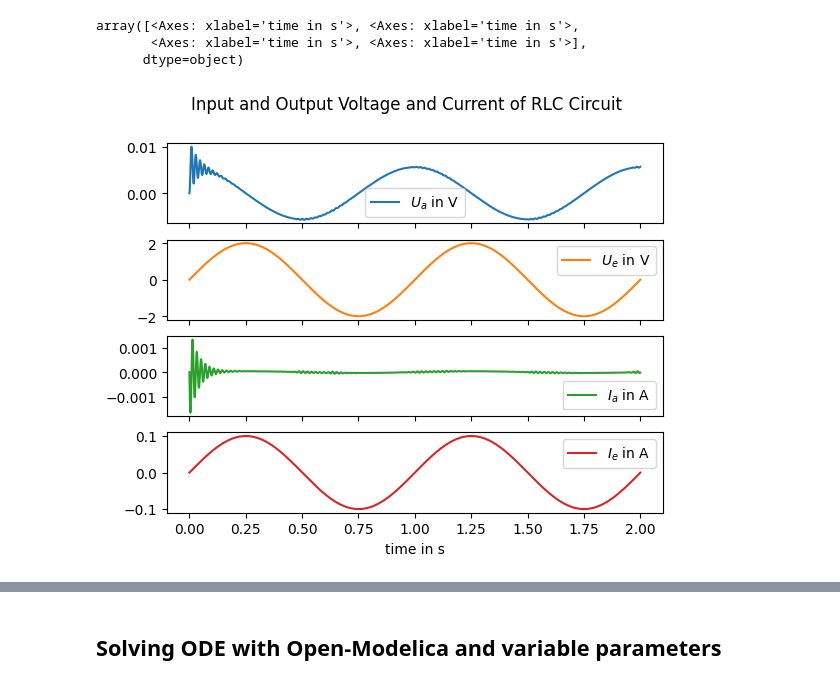
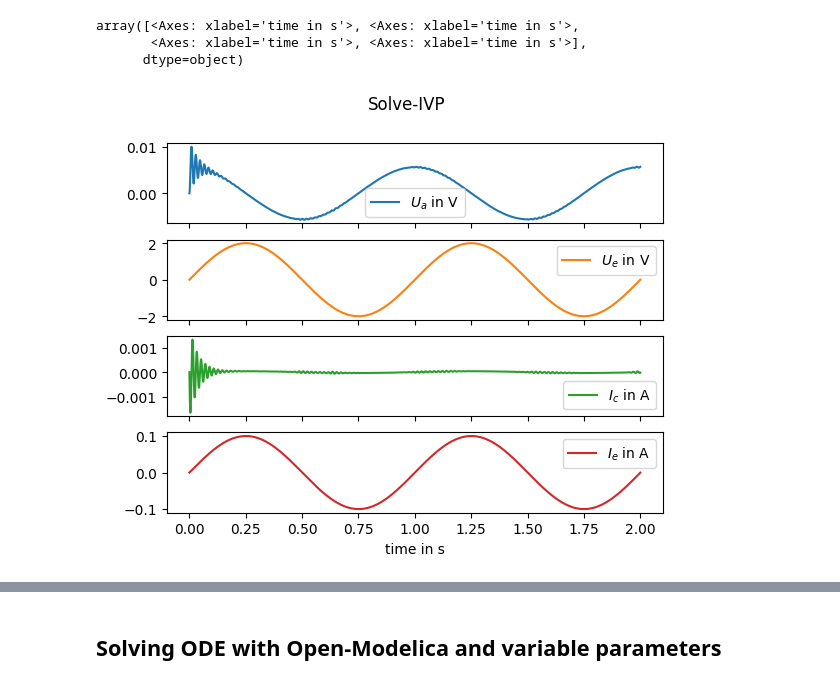
Before and after one commit to JaxRaffnix/Modellbildung-Simulation, a Jupyter notebook: exercise 3/exercise3.ipynb, the cells around one changed output, grey strips where cells are left out. Cells and saved outputs as stored; diff of their text form; code cells hidden in the pictures.

```diff
--- a/exercise 3/exercise3.ipynb
+++ b/exercise 3/exercise3.ipynb
@@ -79,18 +57,18 @@ ode_solution = sci.solve_ivp(state_derivative, [0, TOTALTIME], INITIAL_STATE, t_
 
 output_array = output_array(ode_solution, time)
 # %%
-dataframe = pd.DataFrame({
-    "time in s": time,
-    "$U_a$ in V": output_array[0],
-    "$U_e$ in V": input_voltage(time),
-    "$I_a$ in A": output_array[1] - output_array[2],
-    "$I_e$ in A": output_array[2]})
+task1 = pd.DataFrame({
+    "time in s":    time,
+    "$U_a$ in V":   output_array[0],
+    "$U_e$ in V":   input_voltage(time),
+    "$I_c$ in A":   output_array[1] - output_array[2],
+    "$I_e$ in A":   output_array[2],
+})
+task1 = task1.set_index("time in s")
 
-dataframe = dataframe.set_index("time in s")
-
-dataframe.plot(subplots=True, title="Input and Output Voltage and Current of RLC Circuit")
+task1.plot(subplots=True, title="Solve-IVP")
 # %% [output]
 array([<Axes: xlabel='time in s'>, <Axes: xlabel='time in s'>,
        <Axes: xlabel='time in s'>, <Axes: xlabel='time in s'>],
       dtype=object)
-[figure, old version]
+[figure, new version]
```
Also changed, not shown: parts of 24 cells of this notebook, 4 other files.
